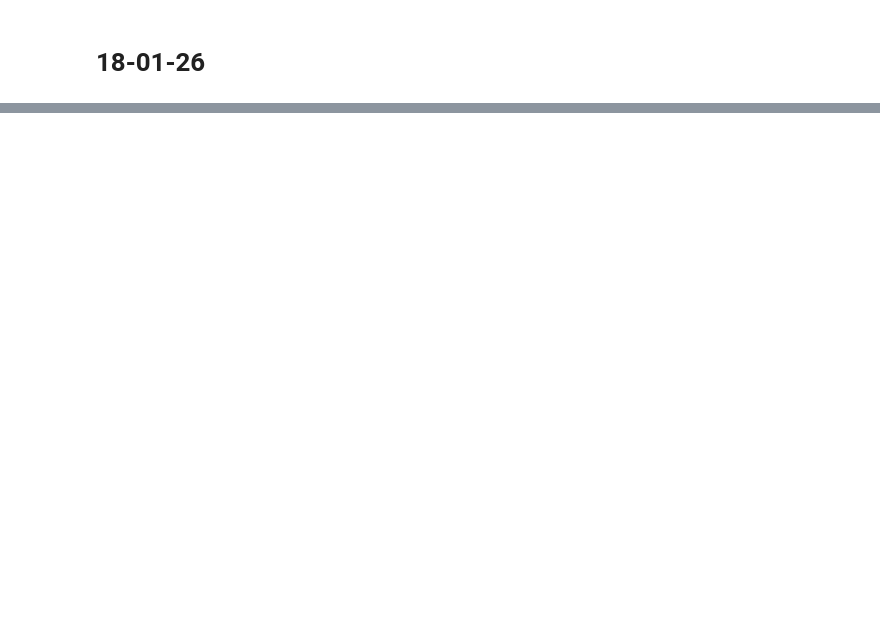
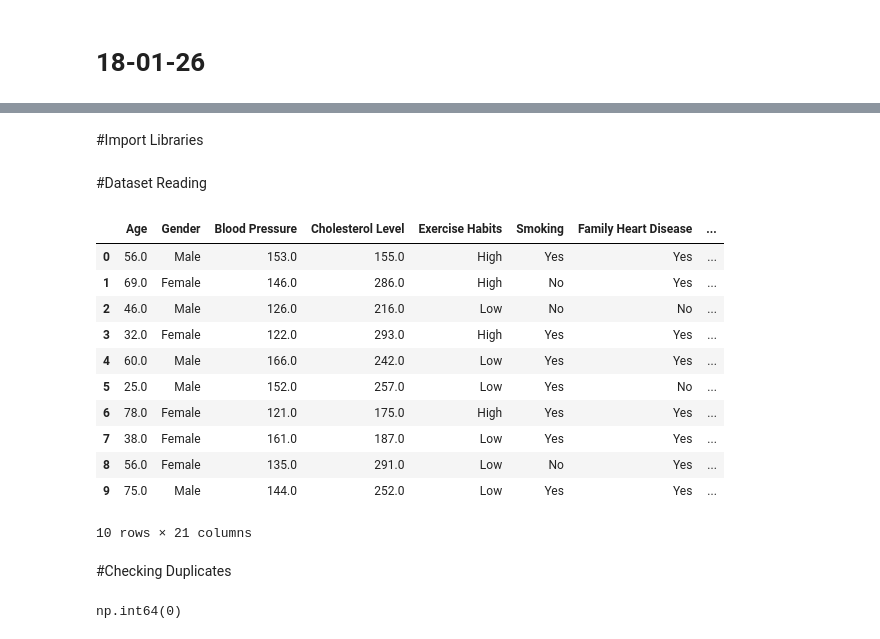
Before and after one commit to touhid0503/Heart_Disease_Diagnosis_Support_System, a Jupyter notebook: HSS.ipynb, the cells around one changed output, grey strips where cells are left out. Drawn from its saved outputs; the diff is of its cells as text; code cells hidden in the pictures; blank space fills up the shorter version.

```diff
--- a/HSS.ipynb
+++ b/HSS.ipynb
@@ -282,0 +5,2 @@ The project demonstrates the effectiveness of machine learning in healthcare ris
+# %% [markdown]
+#Import Libraries
@@ -282,0 +12,2 @@ The project demonstrates the effectiveness of machine learning in healthcare ris
+# %% [markdown]
+#Dataset Reading
@@ -282,0 +16,21 @@ The project demonstrates the effectiveness of machine learning in healthcare ris
+# %%
+df.head(10)
+# %% [output]
+|  | Age | Gender | Blood Pressure | Cholesterol Level | Exercise Habits | Smoking | Family Heart Disease | ... |
+| 0 | 56.0 | Male | 153.0 | 155.0 | High | Yes | Yes | ... |
+| 1 | 69.0 | Female | 146.0 | 286.0 | High | No | Yes | ... |
+| 2 | 46.0 | Male | 126.0 | 216.0 | Low | No | No | ... |
+| 3 | 32.0 | Female | 122.0 | 293.0 | High | Yes | Yes | ... |
+| 4 | 60.0 | Male | 166.0 | 242.0 | Low | Yes | Yes | ... |
+| 5 | 25.0 | Male | 152.0 | 257.0 | Low | Yes | No | ... |
+| 6 | 78.0 | Female | 121.0 | 175.0 | High | Yes | Yes | ... |
+| 7 | 38.0 | Female | 161.0 | 187.0 | Low | Yes | Yes | ... |
+| 8 | 56.0 | Female | 135.0 | 291.0 | Low | No | Yes | ... |
+| 9 | 75.0 | Male | 144.0 | 252.0 | Low | Yes | Yes | ... |
+10 rows × 21 columns
+# %% [markdown]
+#Checking Duplicates
+# %%
+df.duplicated().sum()
+# %% [output]
+np.int64(0)
```
Also changed, not shown: parts of 15 cells of this notebook.
